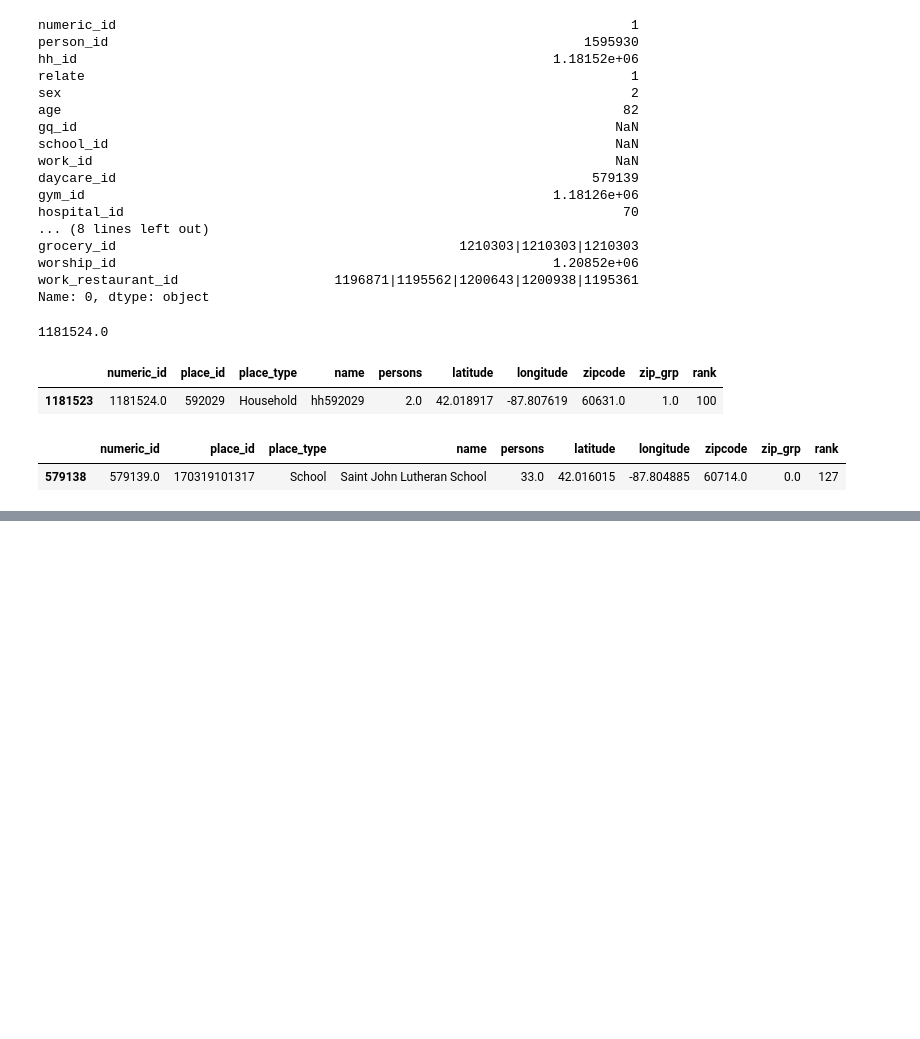
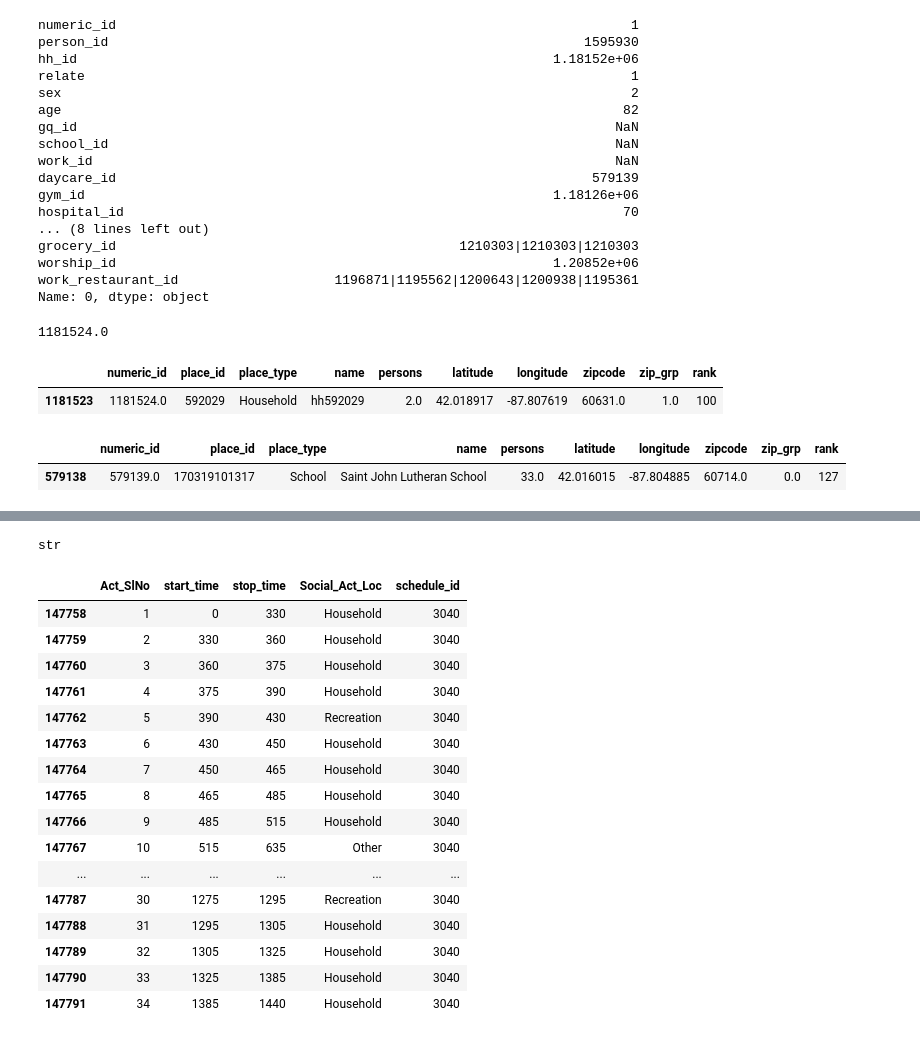
Before and after one commit to kywch/geo-colab, a Jupyter notebook: Generate_Chicago_Traces.ipynb, the cells around one changed output, grey strips where cells are left out. Cells and saved outputs as stored; diff of their text form; code cells hidden in the pictures; blank space fills up the shorter version.

```diff
--- a/Generate_Chicago_Traces.ipynb
+++ b/Generate_Chicago_Traces.ipynb
@@ -177,0 +235,7 @@ print(test)
+# %%
+# given a person id, and weekday/weekend
+# select an activity at random
+# retrieve the place info
+
+row = persons_df.sample().iloc[0]
+row
@@ -177,0 +260,31 @@ print(test)
+# %%
+#row['grocery_id'].split('|')
+#str(int(row['hh_id'])).split('|')
+type(row.otherhh_id)
+# %% [output]
+str
+# %%
+from secrets import choice
+
+# retrieve a schedule
+test = activity_df[activity_df['schedule_id'] == int(choice(row.weekday_schedule_id_list.split('|')))]
+# %%
+test
+# %% [output]
+|  | Act_SlNo | start_time | stop_time | Social_Act_Loc | schedule_id |
+| 147758 | 1 | 0 | 330 | Household | 3040 |
+| 147759 | 2 | 330 | 360 | Household | 3040 |
+| 147760 | 3 | 360 | 375 | Household | 3040 |
+| 147761 | 4 | 375 | 390 | Household | 3040 |
+| 147762 | 5 | 390 | 430 | Recreation | 3040 |
+| 147763 | 6 | 430 | 450 | Household | 3040 |
+| 147764 | 7 | 450 | 465 | Household | 3040 |
+| 147765 | 8 | 465 | 485 | Household | 3040 |
+| 147766 | 9 | 485 | 515 | Household | 3040 |
+| 147767 | 10 | 515 | 635 | Other | 3040 |
+| ... | ... | ... | ... | ... | ... |
+| 147787 | 30 | 1275 | 1295 | Recreation | 3040 |
+| 147788 | 31 | 1295 | 1305 | Household | 3040 |
+| 147789 | 32 | 1305 | 1325 | Household | 3040 |
+| 147790 | 33 | 1325 | 1385 | Household | 3040 |
+| 147791 | 34 | 1385 | 1440 | Household | 3040 |
```
Also changed, not shown: parts of 19 cells of this notebook.
